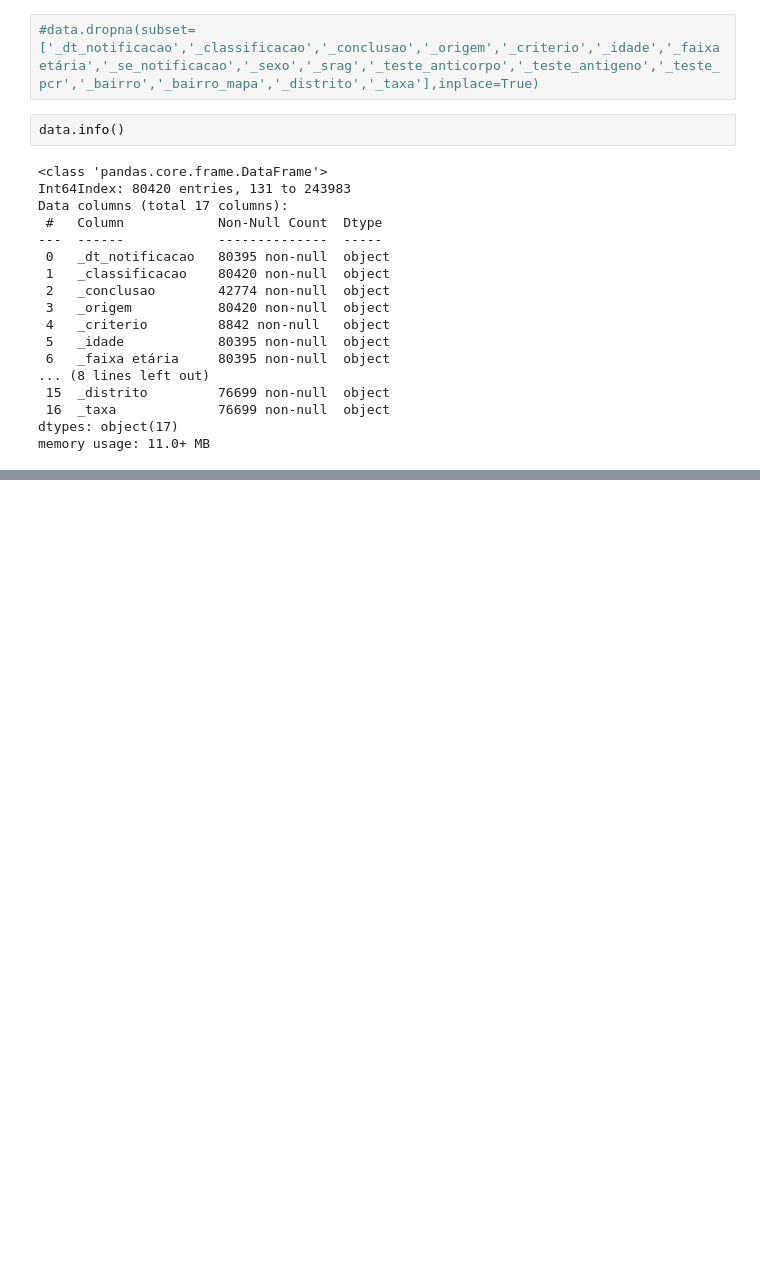
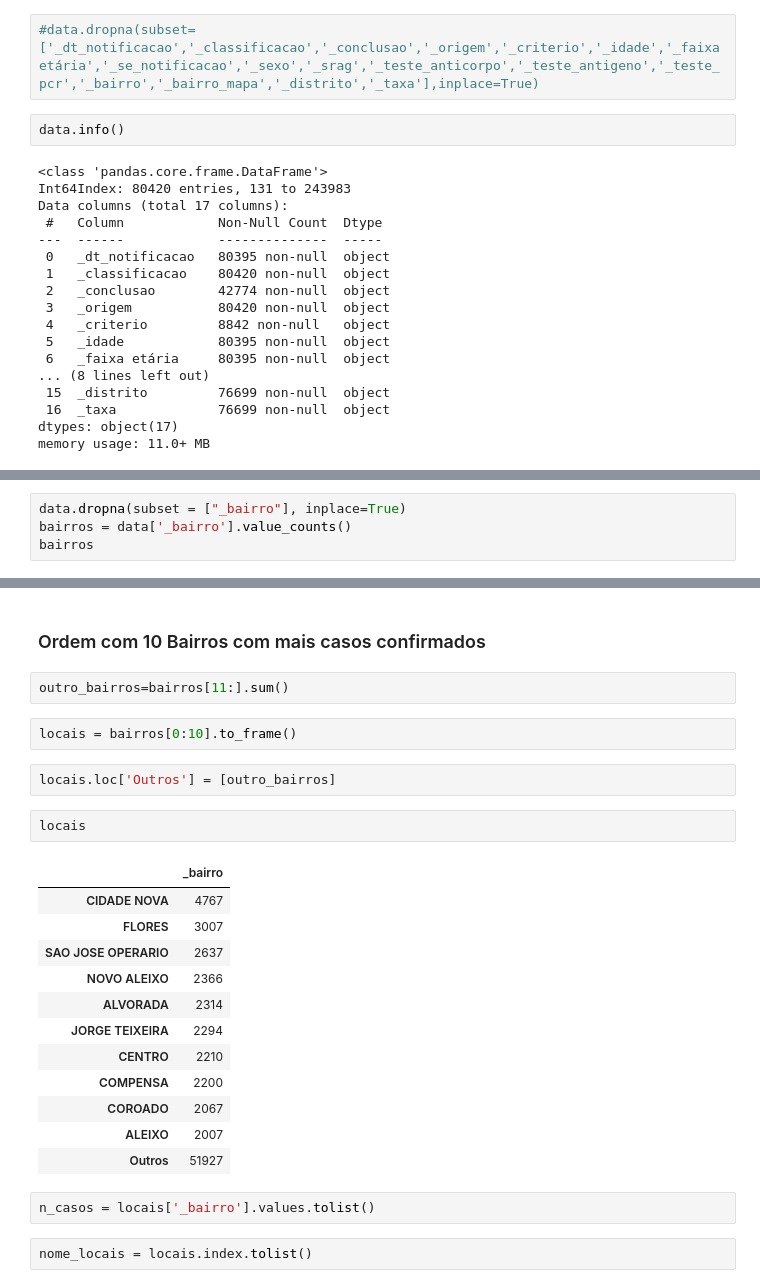
Before and after one commit to delrickOliveira/rna_2021.1_aa1.2, a Jupyter notebook: Atividade 2.3 - RNA 2021.ipynb, the cells around one changed output, grey strips where cells are left out. Saved outputs shown, nothing was run; the diff lists cells and outputs as text; blank space fills up the shorter version.

```diff
--- a/Atividade 2.3 - RNA 2021.ipynb
+++ b/Atividade 2.3 - RNA 2021.ipynb
@@ -125,0 +126,4 @@ Name: _bairro, Length: 79649, dtype: bool
+# %%
+data.dropna(subset = ["_bairro"], inplace=True)
+bairros = data['_bairro'].value_counts()
+bairros
@@ -125,0 +143,27 @@ Name: _bairro, Length: 79649, dtype: bool
+# %% [markdown]
+### Ordem com 10 Bairros com mais casos confirmados
+# %%
+outro_bairros=bairros[11:].sum()
+# %%
+locais = bairros[0:10].to_frame()
+# %%
+locais.loc['Outros'] = [outro_bairros]
+# %%
+locais
+# %% [output]
+|  | _bairro |
+| CIDADE NOVA | 4767 |
+| FLORES | 3007 |
+| SAO JOSE OPERARIO | 2637 |
+| NOVO ALEIXO | 2366 |
+| ALVORADA | 2314 |
+| JORGE TEIXEIRA | 2294 |
+| CENTRO | 2210 |
+| COMPENSA | 2200 |
+| COROADO | 2067 |
+| ALEIXO | 2007 |
+| Outros | 51927 |
+# %%
+n_casos = locais['_bairro'].values.tolist()
+# %%
+nome_locais = locais.index.tolist()
```
Also changed, not shown: parts of 6 cells of this notebook.
